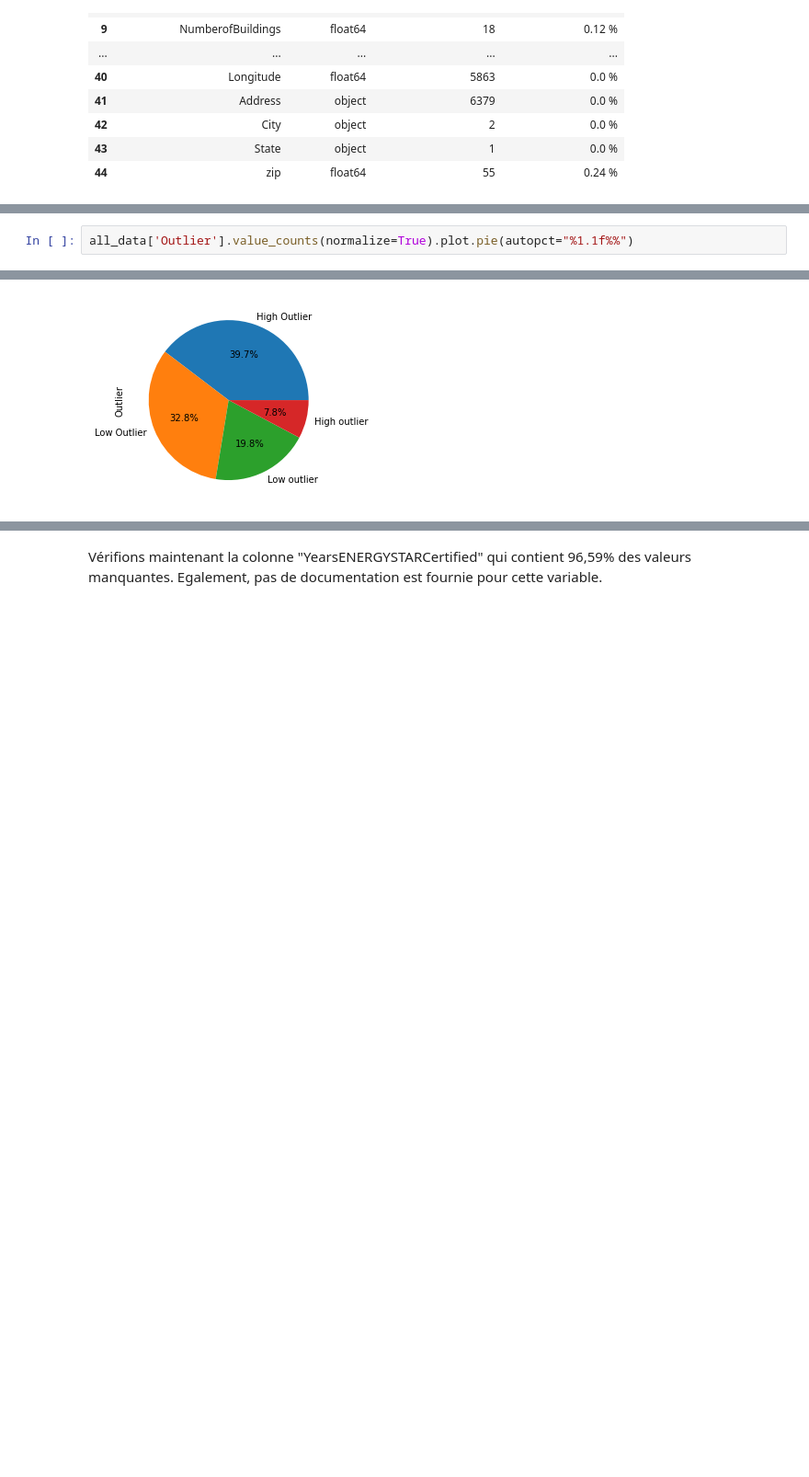
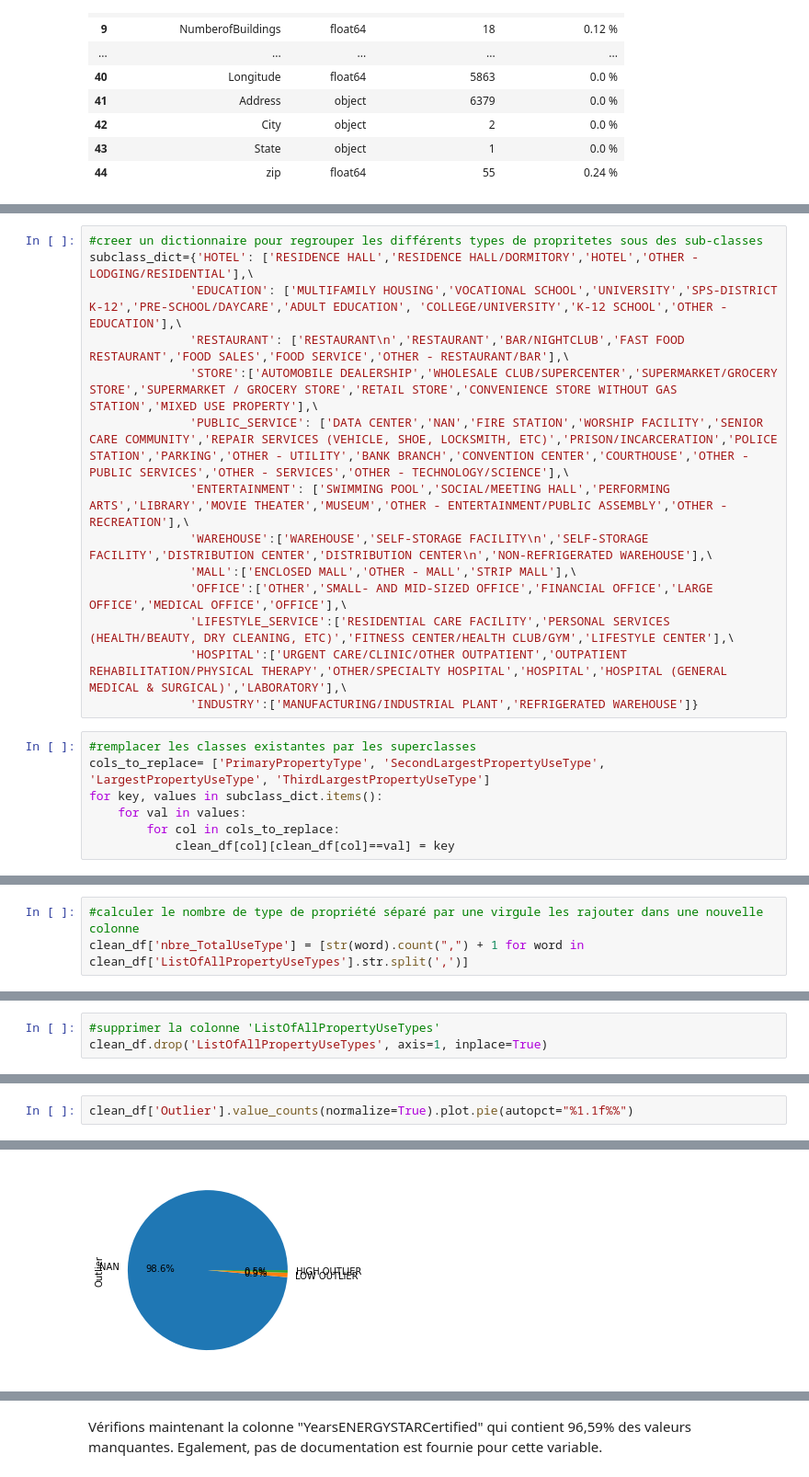
Before and after one commit to Soumaya-kh/seattle-city, a Jupyter notebook: Pélec_01_notebook.ipynb, the cells around one changed output, grey strips where cells are left out. Shown at 92% size. Saved outputs shown, nothing was run; the diff lists cells and outputs as text; blank space fills up the shorter version.

```diff
--- a/Pélec_01_notebook.ipynb
+++ b/Pélec_01_notebook.ipynb
@@ -599,0 +742,21 @@ my_module.variable_survey(all_data)
+# %%
+#creer un dictionnaire pour regrouper les différents types de propritetes sous des sub-classes
+subclass_dict={'HOTEL': ['RESIDENCE HALL','RESIDENCE HALL/DORMITORY','HOTEL','OTHER - LODGING/RESIDENTIAL'],\
+              'EDUCATION': ['MULTIFAMILY HOUSING','VOCATIONAL SCHOOL','UNIVERSITY','SPS-DISTRICT K-12','PRE-SCHOOL/DAYCARE','ADULT EDUCATION', 'COLLEGE/UNIVERSITY','K-12 SCHOOL','OTHER - EDUCATION'],\
+              'RESTAURANT': ['RESTAURANT\n','RESTAURANT','BAR/NIGHTCLUB','FAST FOOD RESTAURANT','FOOD SALES','FOOD SERVICE','OTHER - RESTAURANT/BAR'],\
+              'STORE':['AUTOMOBILE DEALERSHIP','WHOLESALE CLUB/SUPERCENTER','SUPERMARKET/GROCERY STORE','SUPERMARKET / GROCERY STORE','RETAIL STORE','CONVENIENCE STORE WITHOUT GAS STATION','MIXED USE PROPERTY'],\
+              'PUBLIC_SERVICE': ['DATA CENTER','NAN','FIRE STATION','WORSHIP FACILITY','SENIOR CARE COMMUNITY','REPAIR SERVICES (VEHICLE, SHOE, LOCKSMITH, ETC)','PRISON/INCARCERATION','POLICE STATION','PARKING','OTHER - UTILITY','BANK BRANCH','CONVENTION CENTER','COURTHOUSE','OTHER - PUBLIC SERVICES','OTHER - SERVICES','OTHER - TECHNOLOGY/SCIENCE'],\
+              'ENTERTAINMENT': ['SWIMMING POOL','SOCIAL/MEETING HALL','PERFORMING ARTS','LIBRARY','MOVIE THEATER','MUSEUM','OTHER - ENTERTAINMENT/PUBLIC ASSEMBLY','OTHER - RECREATION'],\
+              'WAREHOUSE':['WAREHOUSE','SELF-STORAGE FACILITY\n','SELF-STORAGE FACILITY','DISTRIBUTION CENTER','DISTRIBUTION CENTER\n','NON-REFRIGERATED WAREHOUSE'],\
+              'MALL':['ENCLOSED MALL','OTHER - MALL','STRIP MALL'],\
+              'OFFICE':['OTHER','SMALL- AND MID-SIZED OFFICE','FINANCIAL OFFICE','LARGE OFFICE','MEDICAL OFFICE','OFFICE'],\
+              'LIFESTYLE_SERVICE':['RESIDENTIAL CARE FACILITY','PERSONAL SERVICES (HEALTH/BEAUTY, DRY CLEANING, ETC)','FITNESS CENTER/HEALTH CLUB/GYM','LIFESTYLE CENTER'],\
+              'HOSPITAL':['URGENT CARE/CLINIC/OTHER OUTPATIENT','OUTPATIENT REHABILITATION/PHYSICAL THERAPY','OTHER/SPECIALTY HOSPITAL','HOSPITAL','HOSPITAL (GENERAL MEDICAL & SURGICAL)','LABORATORY'],\
+              'INDUSTRY':['MANUFACTURING/INDUSTRIAL PLANT','REFRIGERATED WAREHOUSE']}
+# %%
+#remplacer les classes existantes par les superclasses
+cols_to_replace= ['PrimaryPropertyType', 'SecondLargestPropertyUseType', 'LargestPropertyUseType', 'ThirdLargestPropertyUseType']
+for key, values in subclass_dict.items():
+    for val in values:
+        for col in cols_to_replace:
+            clean_df[col][clean_df[col]==val] = key
@@ -599,0 +789,3 @@ my_module.variable_survey(all_data)
+# %%
+#calculer le nombre de type de propriété séparé par une virgule les rajouter dans une nouvelle colonne
+clean_df['nbre_TotalUseType'] = [str(word).count(",") + 1 for word in clean_df['ListOfAllPropertyUseTypes'].str.split(',')]
@@ -599,0 +797,3 @@ my_module.variable_survey(all_data)
+# %%
+#supprimer la colonne 'ListOfAllPropertyUseTypes'
+clean_df.drop('ListOfAllPropertyUseTypes', axis=1, inplace=True)
@@ -604,8 +807,8 @@ Commençons par l'étude des variables les moins renseignées.
 Nous allons vérifier la colonne "outlier", puisque rien n'est mentionné dans la documentation. Nous verrons si on peut se servir de cette variable pour supprimer quelques données inutiles, si non on va la supprimer puisqu'elle est très peu renseignée.
 # %%
-all_data['Outlier'].value_counts(normalize=True).plot.pie(autopct="%1.1f%%")
+clean_df['Outlier'].value_counts(normalize=True).plot.pie(autopct="%1.1f%%")
 # %% [output]
 <AxesSubplot:ylabel='Outlier'>
-[figure, old version]
+[figure, new version]
 # %% [markdown]
 #### Remarque:
```
Also changed, not shown: parts of 157 cells of this notebook.
